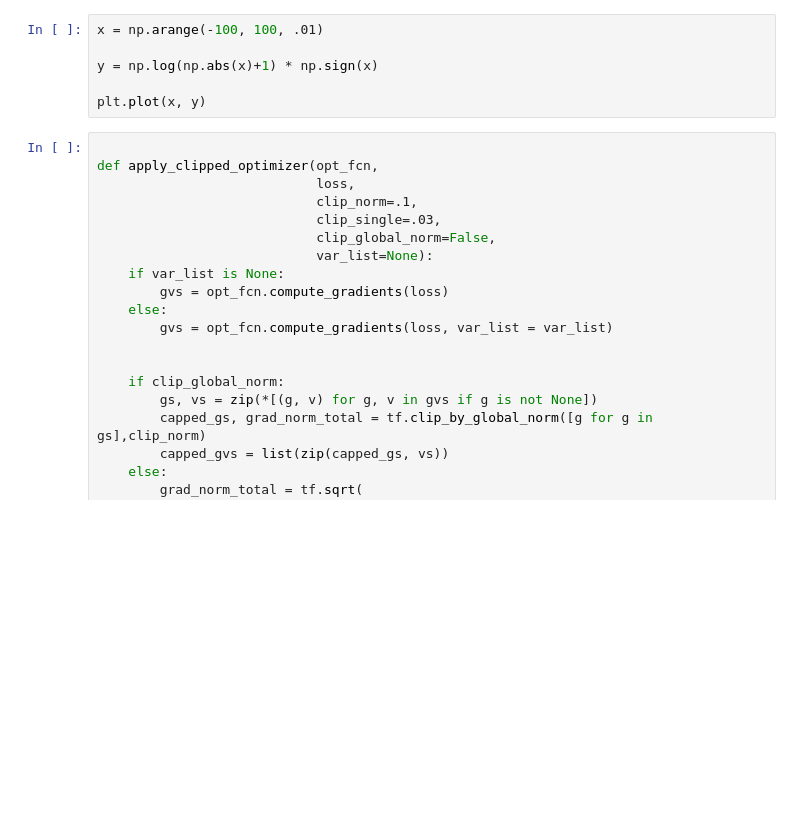
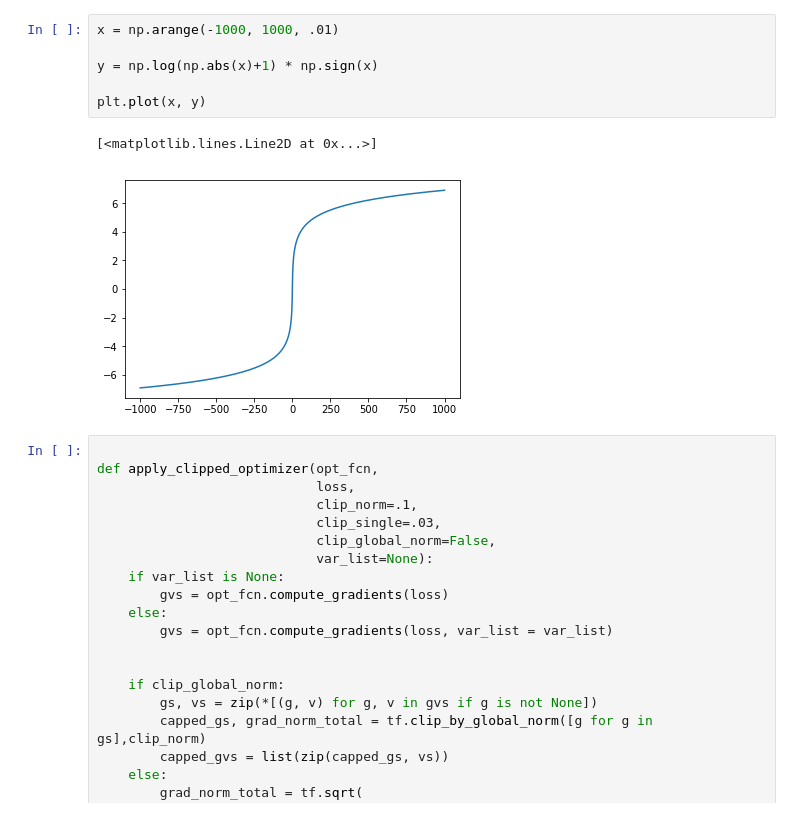
Before and after one commit to leedtan/OpenAIEnvironmentLearners, a Jupyter notebook: confidence_modeling-Copy1.ipynb, the cells around one changed output. Cells and saved outputs as stored; diff of their text form; blank space fills up the shorter version.

```diff
--- a/confidence_modeling-Copy1.ipynb
+++ b/confidence_modeling-Copy1.ipynb
@@ -49,11 +54,14 @@ FCNS = {'np':{
     'expand':tf.expand_dims
 }}
 # %%
-x = np.arange(-100, 100, .01)
+x = np.arange(-1000, 1000, .01)
 
 y = np.log(np.abs(x)+1) * np.sign(x)
 
 plt.plot(x, y)
+# %% [output]
+[<matplotlib.lines.Line2D at 0x...>]
+[figure, added]
 # %%
 
 def apply_clipped_optimizer(opt_fcn,
```
Also changed, not shown: parts of 17 cells of this notebook.
